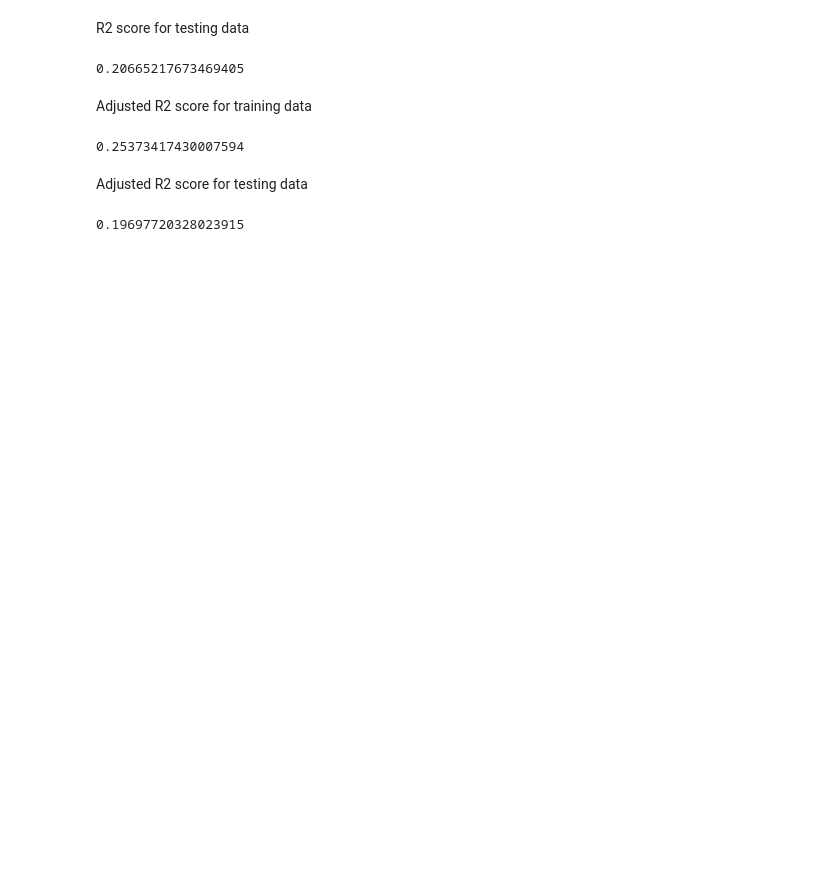
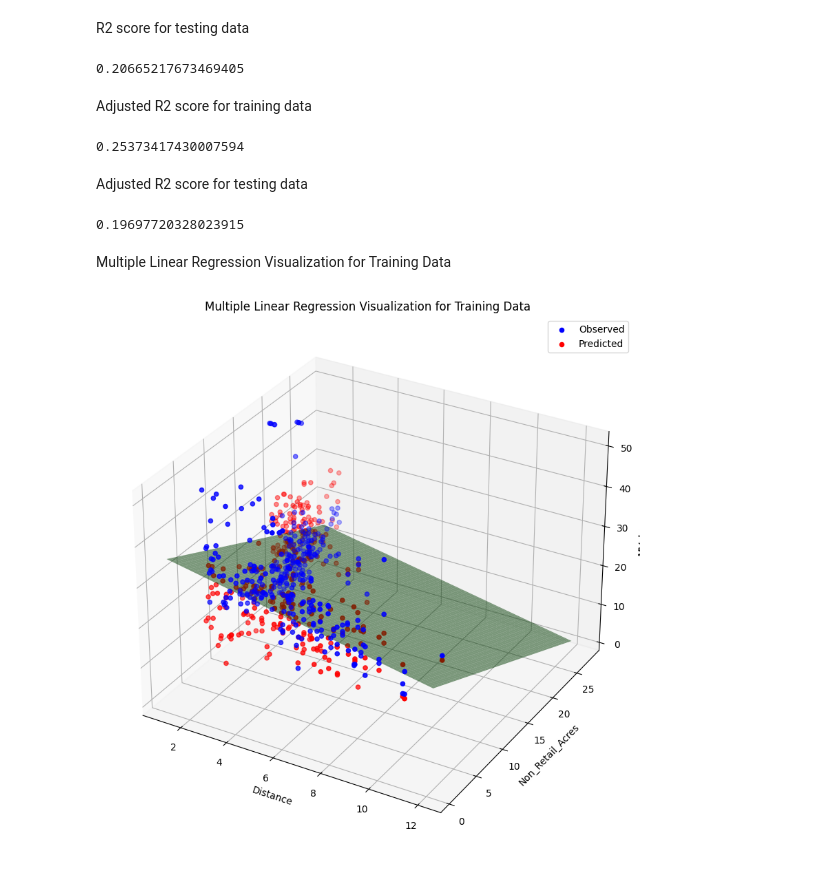
Before and after one commit to swastikbanerjee/AML_Lab, a Jupyter notebook: Lab2.ipynb, the cells around one changed output. Drawn from its saved outputs; the diff is of its cells as text; code cells hidden in the pictures; blank space fills up the shorter version.

```diff
--- a/Lab2.ipynb
+++ b/Lab2.ipynb
@@ -316,3 +316,50 @@ adjusted_rsquare_score = 1 - (1-model.score(x_test,y_test))*(len(y_test)-1)/(len
 print(adjusted_rsquare_score)
 # %% [output]
 0.19697720328023915
+# %% [markdown]
+Multiple Linear Regression Visualization for Training Data
+# %%
+import matplotlib.pyplot as plt
+from mpl_toolkits.mplot3d import Axes3D
+import numpy as np
+from sklearn.linear_model import LinearRegression
+
+# Assuming df3 contains the data and 'Distance' and 'Non_Retail_Acres' are the predictor variables
+X = df1[['Distance', 'Non_Retail_Acres']]
+y_observed = df1['MValue']
+y_predicted = df1['Pred_MValue']
+
+# Fit a linear regression model
+model = LinearRegression()
+model.fit(X, y_observed)
+
+# Create a meshgrid for the plane
+x1_range = np.linspace(min(X['Distance']), max(X['Distance']), 100)
+x2_range = np.linspace(min(X['Non_Retail_Acres']), max(X['Non_Retail_Acres']), 100)
+x1_mesh, x2_mesh = np.meshgrid(x1_range, x2_range)
+plane = model.intercept_ + model.coef_[0] * x1_mesh + model.coef_[1] * x2_mesh
+
+# Visualize the 3D scatter plot
+fig = plt.figure(figsize=(12, 10))
+ax = fig.add_subplot(111, projection='3d')
+
+# Scatter plot of observed values
+ax.scatter(X['Distance'], X['Non_Retail_Acres'], y_observed, color='blue', label='Observed')
+
+# Scatter plot of predicted values
+ax.scatter(X['Distance'], X['Non_Retail_Acres'], y_predicted, color='red', label='Predicted')
+
+# Plot the best fit plane
+ax.plot_surface(x1_mesh, x2_mesh, plane, alpha=0.5, color='green')
+
+ax.set_xlabel('Distance')
+ax.set_ylabel('Non_Retail_Acres')
+ax.set_zlabel('MValue')
+ax.set_title('Multiple Linear Regression Visualization for Training Data')
+
+# Add legend with explicit labels
+ax.legend(['Observed', 'Predicted'])
+
+plt.show()
+# %% [output]
+[figure, added]
```
Also changed, not shown: parts of 2 cells of this notebook.
